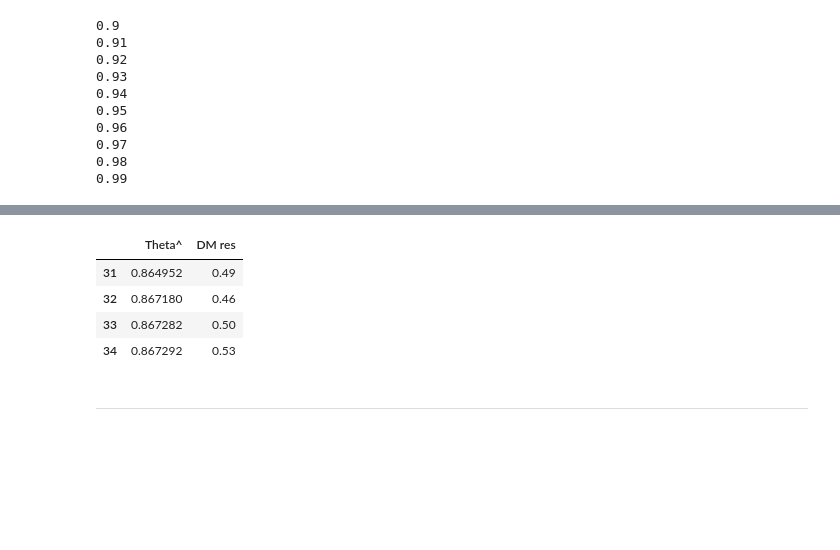
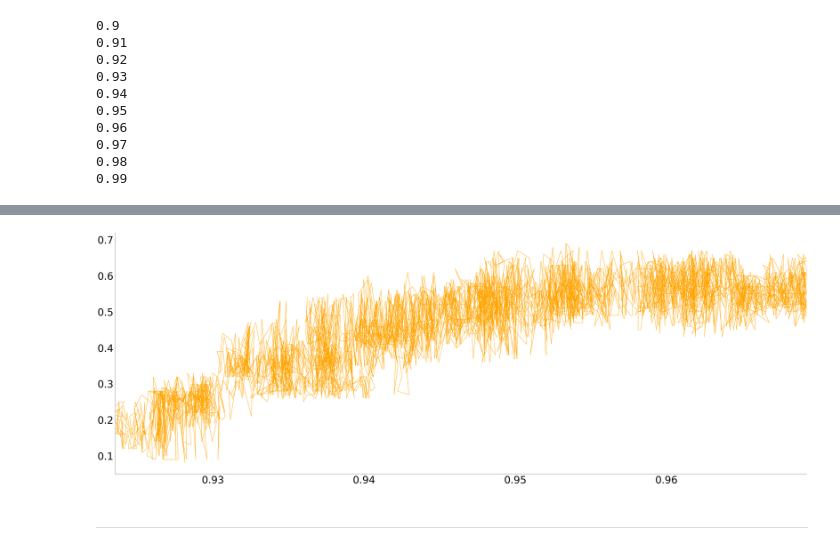
Before and after one commit to GeorgeHockey/metrics-formal-coursework, a Jupyter notebook: problem_2_v2.ipynb, the cells around one changed output, grey strips where cells are left out. Saved outputs shown, nothing was run; the diff lists cells and outputs as text; code cells hidden in the pictures; blank space fills up the shorter version.

```diff
--- a/problem_2_v2.ipynb
+++ b/problem_2_v2.ipynb
@@ -161,17 +209,10 @@ plot(app_dist)
 # %%
+app_dist.index = range(5000)
 sort_app_dist = app_dist.sort_values("Theta^")
-sort_app_dist.index = range(100)
-#plot(sort_app_dist)
+sort_app_dist.index = app_dist["Theta^"]
+plot(sort_app_dist["DM res"])
+# %% [output]
+[figure, added]
-# %%
-# What I think the Germans have done to estimate the value of theta above which we should take a random walk
-
-sort_app_dist[31:35]
-# %% [output]
-|  | Theta^ | DM res |
-| 31 | 0.864952 | 0.49 |
-| 32 | 0.867180 | 0.46 |
-| 33 | 0.867282 | 0.50 |
-| 34 | 0.867292 | 0.53 |
 # %% [markdown]
 -------
 # %% [markdown]
```
Also changed, not shown: parts of 22 cells of this notebook.
